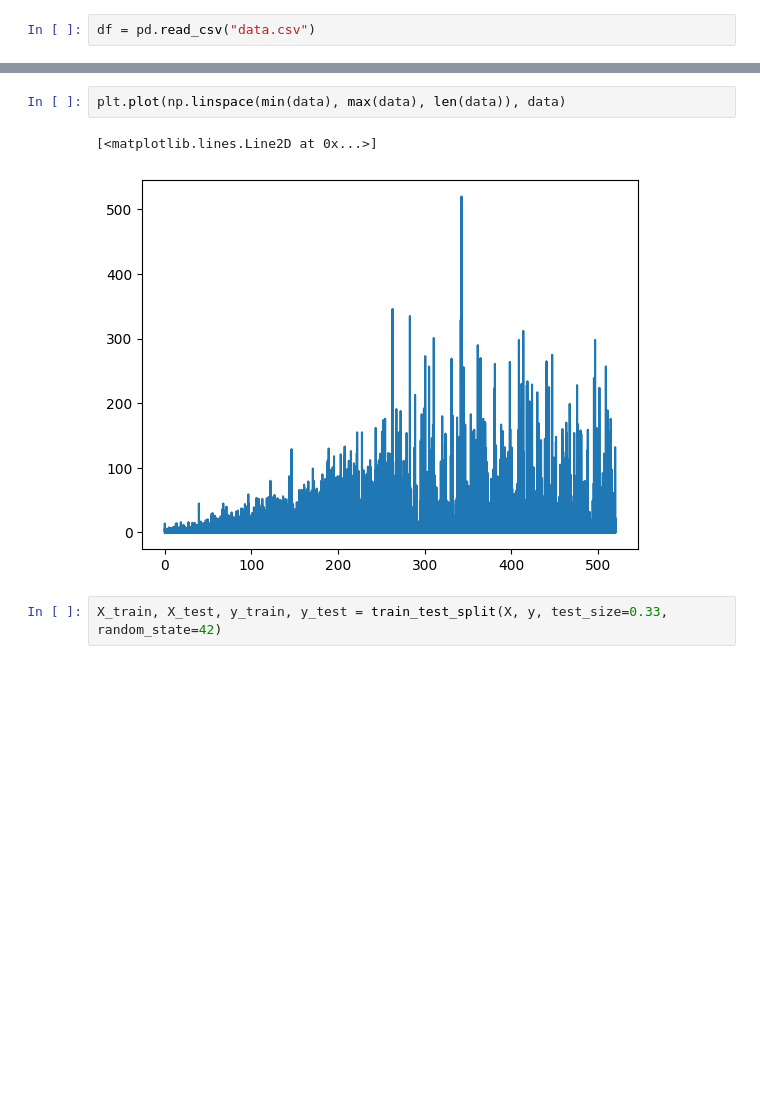
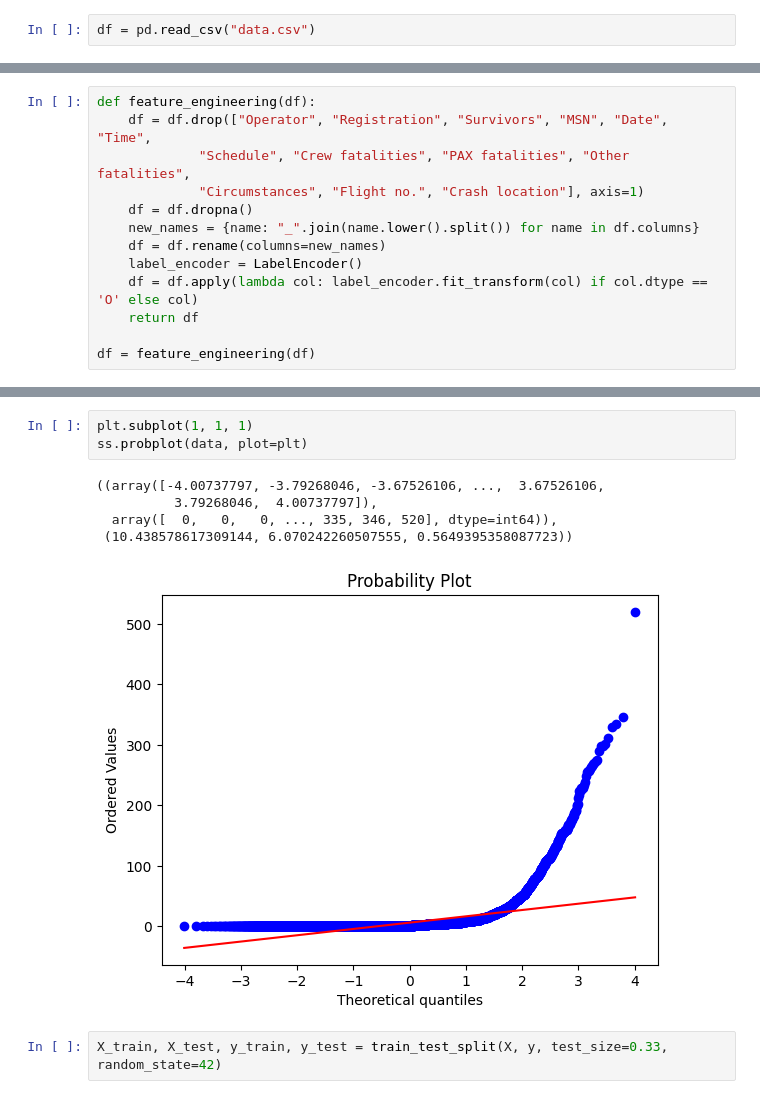
Before and after one commit to dkshi/aviation, a Jupyter notebook: aviation.ipynb, the cells around one changed output, grey strips where cells are left out. Cells and saved outputs as stored; diff of their text form; blank space fills up the shorter version.

```diff
--- a/aviation.ipynb
+++ b/aviation.ipynb
@@ -56 +23,14 @@ df = df.apply(lambda col: label_encoder.fit_transform(col) if col.dtype == 'O' e
+# %%
+def feature_engineering(df):
+    df = df.drop(["Operator", "Registration", "Survivors", "MSN", "Date", "Time",
+             "Schedule", "Crew fatalities", "PAX fatalities", "Other fatalities",
+             "Circumstances", "Flight no.", "Crash location"], axis=1)
+    df = df.dropna()
+    new_names = {name: "_".join(name.lower().split()) for name in df.columns}
+    df = df.rename(columns=new_names)
+    label_encoder = LabelEncoder()
+    df = df.apply(lambda col: label_encoder.fit_transform(col) if col.dtype == 'O' else col)
+    return df
+
+df = feature_engineering(df)
 # %%
@@ -153,8 +134,12 @@ print("На основании проведенного теста с помощ
-# %%
-plt.plot(np.linspace(min(data), max(data), len(data)), data)
-# %% [output]
-[<matplotlib.lines.Line2D at 0x...>]
-[figure, removed]
+# %%
+plt.subplot(1, 1, 1)
+ss.probplot(data, plot=plt)
+# %% [output]
+((array([-4.00737797, -3.79268046, -3.67526106, ...,  3.67526106,
+          3.79268046,  4.00737797]),
+  array([  0,   0,   0, ..., 335, 346, 520], dtype=int64)),
+ (10.438578617309144, 6.070242260507555, 0.5649395358087723))
+[figure, added]
 # %%
 X_train, X_test, y_train, y_test = train_test_split(X, y, test_size=0.33, random_state=42)
 # %%
```
Also changed, not shown: parts of 14 cells of this notebook, 4 other files.
